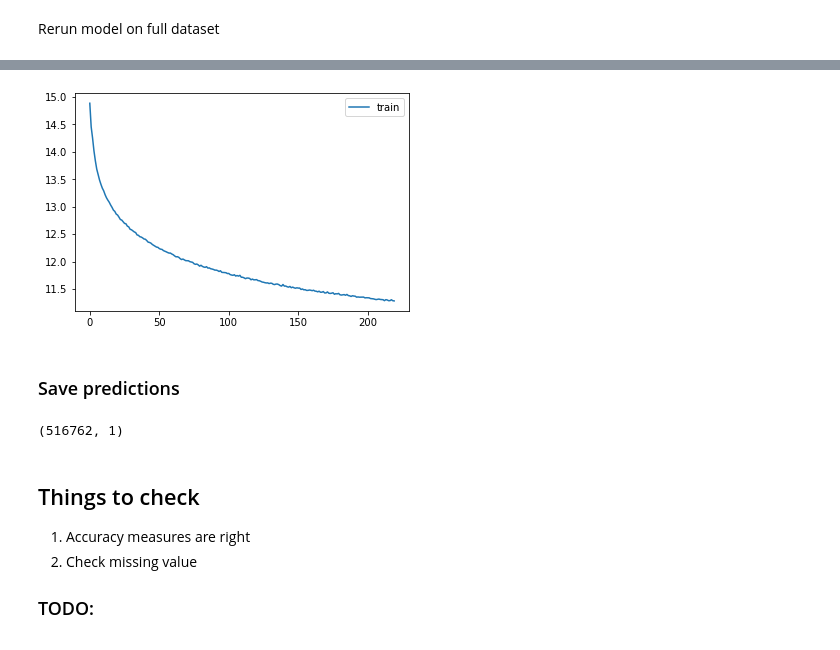
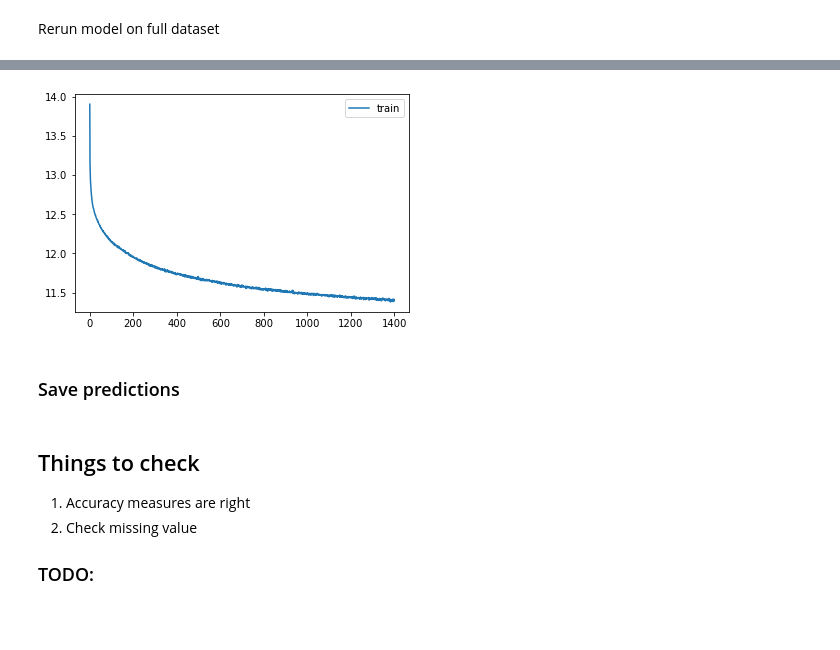
Before and after one commit to M-Harrington/SnowComp, a Jupyter notebook: src/CNN.ipynb, the cells around one changed output, grey strips where cells are left out. Saved outputs shown, nothing was run; the diff lists cells and outputs as text; code cells hidden in the pictures.

Commit message:
restoring earlier commit before elevation model

```diff
--- a/src/CNN.ipynb
+++ b/src/CNN.ipynb
@@ -149,7 +127,6 @@ dataset_temp = np.concatenate((train_feat_dataT[:,0:1,:,:],train_feat_dataA[:,0:
 # dataset_temp = np.concatenate((train_feat_dataT,train_feat_dataA), axis = 1)
 
 dataset_temp= dataset_temp/255
-dataset_temp = add_elevation(sorter, dataset_temp)
 # np.save(path6,dataset_temp)
 
 del train_feat_dataT, train_feat_dataA
@@ -179,7 +156,6 @@ dataset_test = np.concatenate((test_feat_dataT[:,0:1,:,:],test_feat_dataA[:,0:1,
 # dataset_temp = np.concatenate((test_feat_dataT,test_feat_dataA), axis = 1)
 
 dataset_test= dataset_test/255
-dataset_test= add_elevation(sorter, dataset_test)
 # np.save(path6,dataset_temp)
 
 del test_feat_dataT, test_feat_dataA
@@ -510,23 +486,20 @@ if pred_all:
 # %%
-if pred_all:
-    full_y = np.array(full_y['snowpack'])
+full_y = np.array(full_y['snowpack'])
 
-    full_x, full_y = torch.Tensor(full_x), torch.Tensor(full_y)
-    full_dataset = TensorDataset(full_x, full_y)
-    full_loader = DataLoader(full_dataset, batch_size=258)
+full_x, full_y = torch.Tensor(full_x), torch.Tensor(full_y)
+full_dataset = TensorDataset(full_x, full_y)
+full_loader = DataLoader(full_dataset, batch_size=128)
 
-    # del train_dataset, dataset_test, train_y, y_test
+# del train_dataset, dataset_test, train_y, y_test
 # %%
-if pred_all:
-    #@title Setup net
-    my_nn = Net(cdim1=cdim1, cdim2=cdim2,cdim3 =cdim3,
-                kernel_sz=kernel_sz, dropout=dropout, ldim=ldim)
+#@title Setup net
+my_nn = Net(cdim1=cdim1, cdim2=cdim2,cdim3 =cdim3, kernel_sz=kernel_sz, dropout=dropout, ldim=ldim)
 
-    device = torch.device("cuda:0" if torch.cuda.is_available() else "cpu")
-    my_nn.to(device)
+device = torch.device("cuda:0" if torch.cuda.is_available() else "cpu")
+my_nn.to(device)
 
-    optimizer = optim.Adam(my_nn.parameters(), lr=lrate)
-    criterion = nn.MSELoss(reduction = 'sum')
+optimizer = optim.Adam(my_nn.parameters(), lr=lrate)
+criterion = nn.MSELoss(reduction = 'sum')
 # %% [output]
 c1 dim: 19
 mp0 dim: 17
@@ -580,15 +552,14 @@ if pred_all:
 # %%
-if pred_all:
-    path = "C:/Users/Matt/Dropbox/SnowComp/RunGraphs/"
+path = "C:/Users/Matt/Dropbox/SnowComp/RunGraphs/"
 
-    suffix = "_" + \
-        str(cdim1)+ "_" + str(cdim2)+ "_" +str(cdim3)+ "_" + str(kernel_sz)+ \
-        "_" + str(dropout)+ "_" + str(ldim)+ "_" + str(epoch) +"_" + str(lrate)
+suffix = "_" + \
+    str(cdim1)+ "_" + str(cdim2)+ "_" +str(cdim3)+ "_" + str(kernel_sz)+ \
+    "_" + str(dropout)+ "_" + str(ldim)+ "_" + str(epoch) +"_" + str(lrate)
 
-    plt.plot(range(epoch+1), np.sqrt(train_loss), label ="train")
-    plt.legend()
-    plt.savefig(path +"full" + suffix+ ".png")
+plt.plot(range(epoch+1), np.sqrt(train_loss), label ="train")
+plt.legend()
+plt.savefig(path +"full" + suffix+ ".png")
 # %% [output]
-[figure, old version]
+[figure, new version]
 # %% [markdown]
 ### Save predictions
@@ -641,9 +599,3 @@ if pred_all:
 
     image_qual = np.sum(sub_dataset.detach().numpy(), axis= (1,2,3))
     np.save(path_preds +"image_qual_sub.npy", image_qual)
-# %%
-path_preds = "C:/Users/Matt/Dropbox/SnowComp/preds/"
-sub_preds = np.load(path_preds+"subpred.npy")
-sub_preds.shape
-# %% [output]
-(516762, 1)
```
Also changed, not shown: parts of 17 cells of this notebook.
